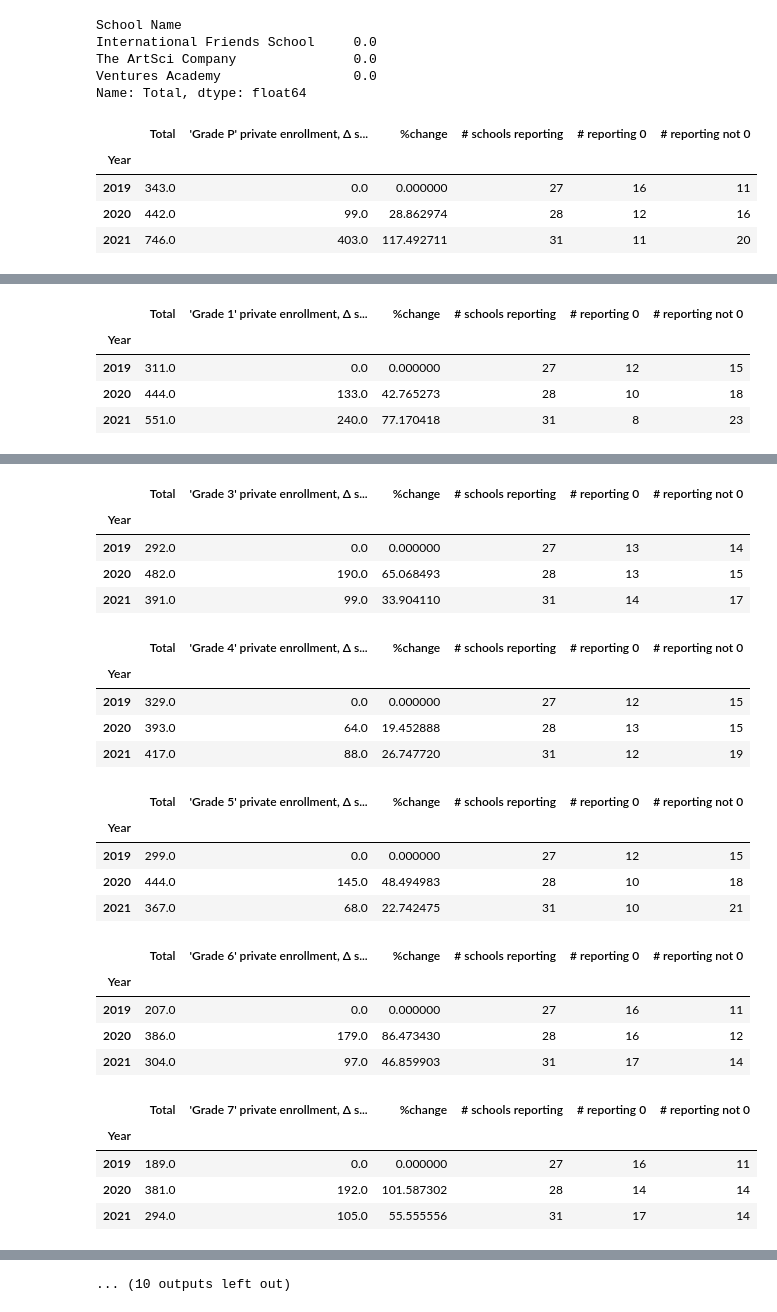
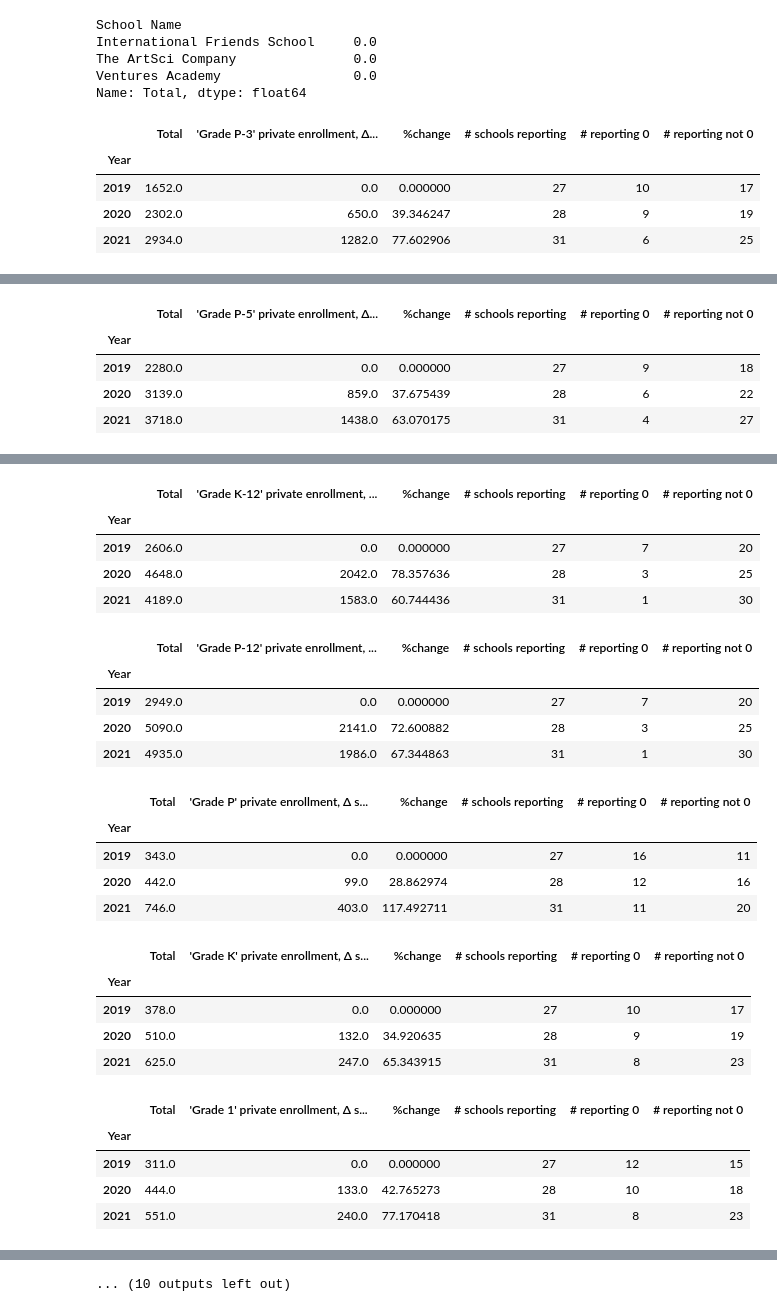
Before and after one commit to allComputableThings/WASchoolEnrollment, a Jupyter notebook: enrollmentPrivate.ipynb, the cells around one changed output, grey strips where cells are left out. Saved outputs shown, nothing was run; the diff lists cells and outputs as text; code cells hidden in the pictures.

```diff
--- a/enrollmentPrivate.ipynb
+++ b/enrollmentPrivate.ipynb
@@ -190,34 +190,35 @@ Name: Total, dtype: float64
 # %%
 # Show enrollment changes from baseline year
 baselineYear = 2019
-for name, select in [(g, [g]) for g in grades] + [
-                    ("K-3", ["K","1","2","3"]),
-                    ("K-5", ["K","1","2","3","4","5"]),
-                    ("P-5", ["P","K","1","2","3","4","5"]),
-                    ("P-3", ["K","1","2","3"]),
-                    ("K-12", ["K"]+[str(s) for s in range(1,13)]),
-                    ("P-12", ["P","K"]+[str(s) for s in range(1,13)]),
-                    ]:
+for name, select in [
+    ("P-3", ["P", "K", "1", "2", "3"]),
+    ("K-5", ["K", "1", "2", "3"," 4", "5"]),
+    ("P-5", ["P", "K", "1", "2", "3", "4", "5"]),
+    ("K-3", ["K", "1", "2", "3"]),
+    ("K-12", ["K"]+[str(s) for s in range(1,13)]),
+    ("P-12", ["P","K"]+[str(s) for s in range(1,13)]),
+  ] + [(g, [g]) for g in grades]:
+
   bvDiff = dAllRegionOfInterest[dAllRegionOfInterest["Grade"].isin(select)]
   bvDiffTotals = bvDiff.groupby("Year")["Total"].sum().to_frame()
   totalName = f"'Grade {name}' private enrollment, Δ since {baselineYear}"
   bvDiffTotals[totalName] = bvDiffTotals["Total"] - bvDiffTotals["Total"][baselineYear]
   bvDiffTotals[f"%change"] = 100*(bvDiffTotals[totalName] / bvDiffTotals["Total"][baselineYear])
 
   g = bvDiff.groupby(["School Name", "Year"])["Total"].sum().to_frame().reset_index()
 
   bvDiffTotals[f"# schools reporting"] = g.groupby(["Year"]).count()["Total"]
   bvDiffTotals[f"# reporting 0"] = g[g["Total"]==0].groupby(["Year"]).count()["Total"]
   bvDiffTotals[f"# reporting not 0"] = g[g["Total"]!=0].groupby(["Year"]).count()["Total"]
 
   display(bvDiffTotals)
 
 print("Full data")
 with pd.option_context('display.max_rows', None, 'display.max_columns', None):
   display(dAllRegionOfInterest[["School Name", "Grade", "Year", "Total"]].sort_values(["School Name", "Grade", "Year"]))
 # %% [output]
-|  | Total | 'Grade P' private enrollment, Δ s... | %change | # schools reporting | # reporting 0 | # reporting not 0 |
+|  | Total | 'Grade P-3' private enrollment, Δ... | %change | # schools reporting | # reporting 0 | # reporting not 0 |
 | Year |  |  |  |  |  |  |
-| 2019 | 343.0 | 0.0 | 0.000000 | 27 | 16 | 11 |
-| 2020 | 442.0 | 99.0 | 28.862974 | 28 | 12 | 16 |
-| 2021 | 746.0 | 403.0 | 117.492711 | 31 | 11 | 20 |
+| 2019 | 1652.0 | 0.0 | 0.000000 | 27 | 10 | 17 |
+| 2020 | 2302.0 | 650.0 | 39.346247 | 28 | 9 | 19 |
+| 2021 | 2934.0 | 1282.0 | 77.602906 | 31 | 6 | 25 |
@@ -229,5 +230,5 @@ with pd.option_context('display.max_rows', None, 'display.max_columns', None):
-|  | Total | 'Grade 1' private enrollment, Δ s... | %change | # schools reporting | # reporting 0 | # reporting not 0 |
+|  | Total | 'Grade P-5' private enrollment, Δ... | %change | # schools reporting | # reporting 0 | # reporting not 0 |
 | Year |  |  |  |  |  |  |
-| 2019 | 311.0 | 0.0 | 0.000000 | 27 | 12 | 15 |
-| 2020 | 444.0 | 133.0 | 42.765273 | 28 | 10 | 18 |
-| 2021 | 551.0 | 240.0 | 77.170418 | 31 | 8 | 23 |
+| 2019 | 2280.0 | 0.0 | 0.000000 | 27 | 9 | 18 |
+| 2020 | 3139.0 | 859.0 | 37.675439 | 28 | 6 | 22 |
+| 2021 | 3718.0 | 1438.0 | 63.070175 | 31 | 4 | 27 |
@@ -239,25 +240,25 @@ with pd.option_context('display.max_rows', None, 'display.max_columns', None):
-|  | Total | 'Grade 3' private enrollment, Δ s... | %change | # schools reporting | # reporting 0 | # reporting not 0 |
+|  | Total | 'Grade K-12' private enrollment, ... | %change | # schools reporting | # reporting 0 | # reporting not 0 |
 | Year |  |  |  |  |  |  |
-| 2019 | 292.0 | 0.0 | 0.000000 | 27 | 13 | 14 |
-| 2020 | 482.0 | 190.0 | 65.068493 | 28 | 13 | 15 |
-| 2021 | 391.0 | 99.0 | 33.904110 | 31 | 14 | 17 |
+| 2019 | 2606.0 | 0.0 | 0.000000 | 27 | 7 | 20 |
+| 2020 | 4648.0 | 2042.0 | 78.357636 | 28 | 3 | 25 |
+| 2021 | 4189.0 | 1583.0 | 60.744436 | 31 | 1 | 30 |
-|  | Total | 'Grade 4' private enrollment, Δ s... | %change | # schools reporting | # reporting 0 | # reporting not 0 |
+|  | Total | 'Grade P-12' private enrollment, ... | %change | # schools reporting | # reporting 0 | # reporting not 0 |
 | Year |  |  |  |  |  |  |
-| 2019 | 329.0 | 0.0 | 0.000000 | 27 | 12 | 15 |
-| 2020 | 393.0 | 64.0 | 19.452888 | 28 | 13 | 15 |
-| 2021 | 417.0 | 88.0 | 26.747720 | 31 | 12 | 19 |
+| 2019 | 2949.0 | 0.0 | 0.000000 | 27 | 7 | 20 |
+| 2020 | 5090.0 | 2141.0 | 72.600882 | 28 | 3 | 25 |
+| 2021 | 4935.0 | 1986.0 | 67.344863 | 31 | 1 | 30 |
-|  | Total | 'Grade 5' private enrollment, Δ s... | %change | # schools reporting | # reporting 0 | # reporting not 0 |
+|  | Total | 'Grade P' private enrollment, Δ s... | %change | # schools reporting | # reporting 0 | # reporting not 0 |
 | Year |  |  |  |  |  |  |
-| 2019 | 299.0 | 0.0 | 0.000000 | 27 | 12 | 15 |
-| 2020 | 444.0 | 145.0 | 48.494983 | 28 | 10 | 18 |
-| 2021 | 367.0 | 68.0 | 22.742475 | 31 | 10 | 21 |
+| 2019 | 343.0 | 0.0 | 0.000000 | 27 | 16 | 11 |
+| 2020 | 442.0 | 99.0 | 28.862974 | 28 | 12 | 16 |
+| 2021 | 746.0 | 403.0 | 117.492711 | 31 | 11 | 20 |
-|  | Total | 'Grade 6' private enrollment, Δ s... | %change | # schools reporting | # reporting 0 | # reporting not 0 |
+|  | Total | 'Grade K' private enrollment, Δ s... | %change | # schools reporting | # reporting 0 | # reporting not 0 |
 | Year |  |  |  |  |  |  |
-| 2019 | 207.0 | 0.0 | 0.000000 | 27 | 16 | 11 |
-| 2020 | 386.0 | 179.0 | 86.473430 | 28 | 16 | 12 |
-| 2021 | 304.0 | 97.0 | 46.859903 | 31 | 17 | 14 |
+| 2019 | 378.0 | 0.0 | 0.000000 | 27 | 10 | 17 |
+| 2020 | 510.0 | 132.0 | 34.920635 | 28 | 9 | 19 |
+| 2021 | 625.0 | 247.0 | 65.343915 | 31 | 8 | 23 |
-|  | Total | 'Grade 7' private enrollment, Δ s... | %change | # schools reporting | # reporting 0 | # reporting not 0 |
+|  | Total | 'Grade 1' private enrollment, Δ s... | %change | # schools reporting | # reporting 0 | # reporting not 0 |
 | Year |  |  |  |  |  |  |
-| 2019 | 189.0 | 0.0 | 0.000000 | 27 | 16 | 11 |
-| 2020 | 381.0 | 192.0 | 101.587302 | 28 | 14 | 14 |
-| 2021 | 294.0 | 105.0 | 55.555556 | 31 | 17 | 14 |
+| 2019 | 311.0 | 0.0 | 0.000000 | 27 | 12 | 15 |
+| 2020 | 444.0 | 133.0 | 42.765273 | 28 | 10 | 18 |
+| 2021 | 551.0 | 240.0 | 77.170418 | 31 | 8 | 23 |
```
Also changed, not shown: parts of 1 cell of this notebook, 1 other file.
